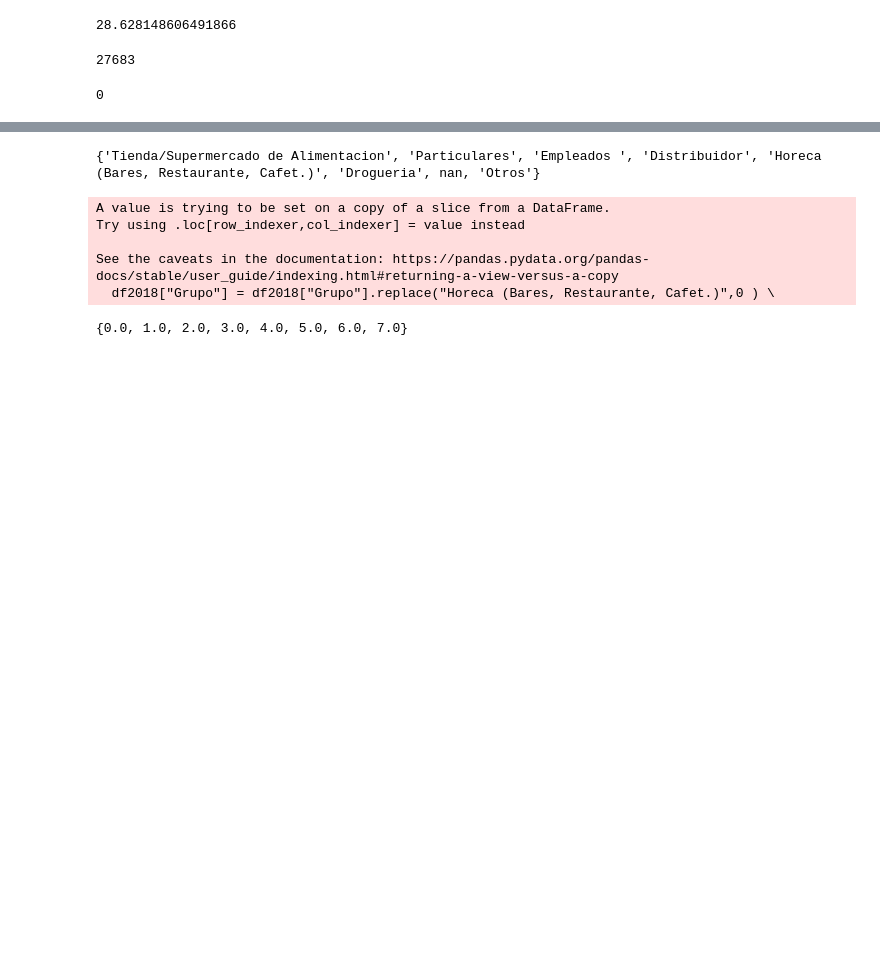
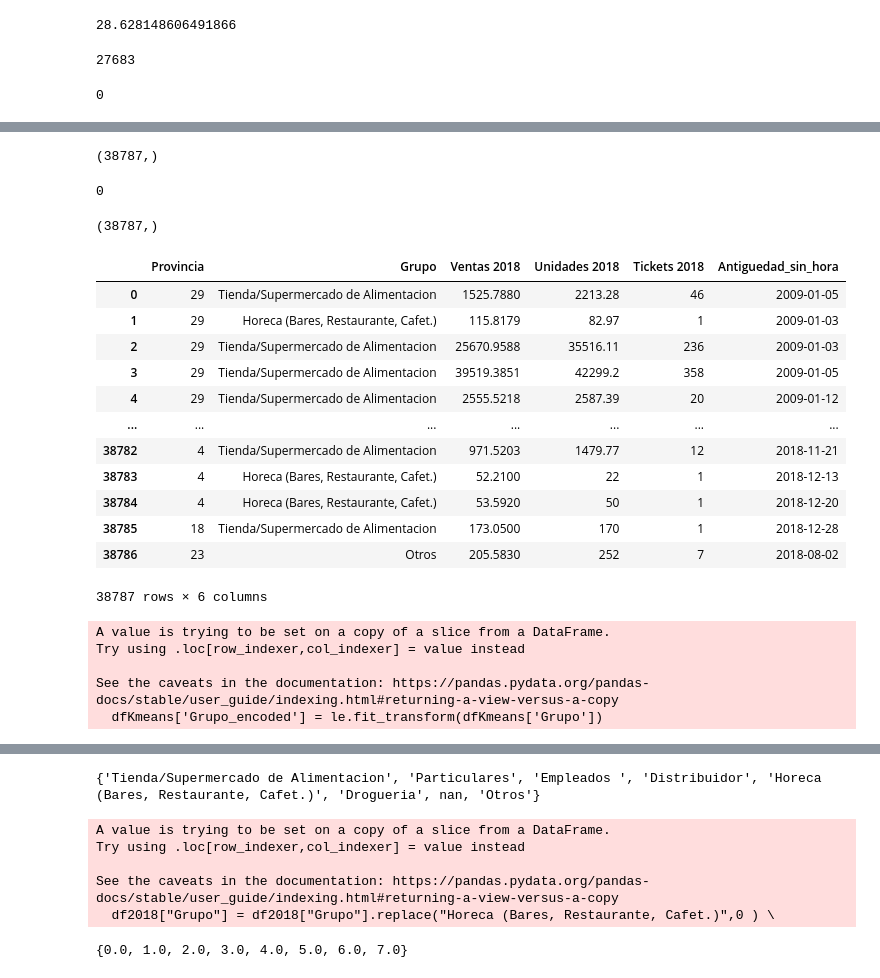
Before and after one commit to rushabhp01/clientesSuper, a Jupyter notebook: clientesSuper.ipynb, the cells around one changed output, grey strips where cells are left out. Drawn from its saved outputs; the diff is of its cells as text; code cells hidden in the pictures; blank space fills up the shorter version.

```diff
--- a/clientesSuper.ipynb
+++ b/clientesSuper.ipynb
@@ -300,0 +373,4 @@ Tienda/Supermercado de Alimentacion       0.53      0.10      0.17      1600
+# %%
+nan_mask = df_modelo['Grupo'].isna()
+# %%
+df_modelo.loc[nan_mask, 'Grupo'] = y_pred2
@@ -300,0 +403,12 @@ Tienda/Supermercado de Alimentacion       0.53      0.10      0.17      1600
+# %%
+grupo_inverse_mapping = {
+    0: 'Distribuidor',
+    1: 'Drogueria',
+    2: 'Empleados ',
+    3: 'Horeca (Bares, Restaurante, Cafet.)',
+    4: 'Otros',
+    5: 'Particulares',
+    6: 'Tienda/Supermercado de Alimentacion'
+}
+
+df_modelo['Grupo'] = df_modelo['Grupo'].replace(grupo_inverse_mapping)
@@ -300,0 +426,12 @@ Tienda/Supermercado de Alimentacion       0.53      0.10      0.17      1600
+# %%
+df_modelo.Grupo.shape
+# %% [output]
+(38787,)
+# %%
+df_modelo.Grupo.isna().sum()
+# %% [output]
+0
+# %%
+df.Grupo.shape
+# %% [output]
+(38787,)
@@ -300,0 +440,26 @@ Tienda/Supermercado de Alimentacion       0.53      0.10      0.17      1600
+# %%
+dfKmeans = df_modelo[["Provincia","Grupo","Ventas 2018","Unidades 2018","Tickets 2018","Antiguedad_sin_hora"]]
+# %%
+dfKmeans
+# %% [output]
+|  | Provincia | Grupo | Ventas 2018 | Unidades 2018 | Tickets 2018 | Antiguedad_sin_hora |
+| 0 | 29 | Tienda/Supermercado de Alimentacion | 1525.7880 | 2213.28 | 46 | 2009-01-05 |
+| 1 | 29 | Horeca (Bares, Restaurante, Cafet.) | 115.8179 | 82.97 | 1 | 2009-01-03 |
+| 2 | 29 | Tienda/Supermercado de Alimentacion | 25670.9588 | 35516.11 | 236 | 2009-01-03 |
+| 3 | 29 | Tienda/Supermercado de Alimentacion | 39519.3851 | 42299.2 | 358 | 2009-01-05 |
+| 4 | 29 | Tienda/Supermercado de Alimentacion | 2555.5218 | 2587.39 | 20 | 2009-01-12 |
+| ... | ... | ... | ... | ... | ... | ... |
+| 38782 | 4 | Tienda/Supermercado de Alimentacion | 971.5203 | 1479.77 | 12 | 2018-11-21 |
+| 38783 | 4 | Horeca (Bares, Restaurante, Cafet.) | 52.2100 | 22 | 1 | 2018-12-13 |
+| 38784 | 4 | Horeca (Bares, Restaurante, Cafet.) | 53.5920 | 50 | 1 | 2018-12-20 |
+| 38785 | 18 | Tienda/Supermercado de Alimentacion | 173.0500 | 170 | 1 | 2018-12-28 |
+| 38786 | 23 | Otros | 205.5830 | 252 | 7 | 2018-08-02 |
+38787 rows × 6 columns
+# %%
+dfKmeans['Grupo_encoded'] = le.fit_transform(dfKmeans['Grupo'])
+# %% [output]
+A value is trying to be set on a copy of a slice from a DataFrame.
+Try using .loc[row_indexer,col_indexer] = value instead
+
+See the caveats in the documentation: https://pandas.pydata.org/pandas-docs/stable/user_guide/indexing.html#returning-a-view-versus-a-copy
+  dfKmeans['Grupo_encoded'] = le.fit_transform(dfKmeans['Grupo'])
```
Also changed, not shown: parts of 56 cells of this notebook.
